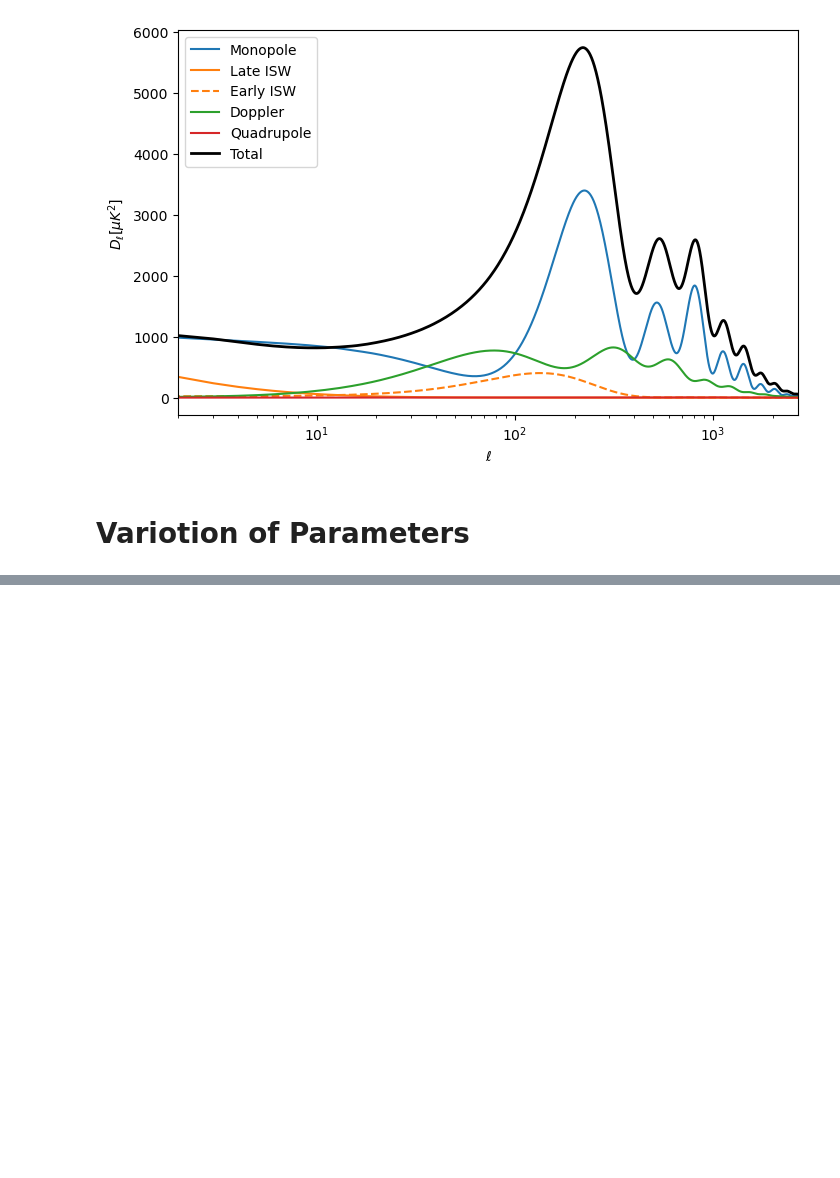
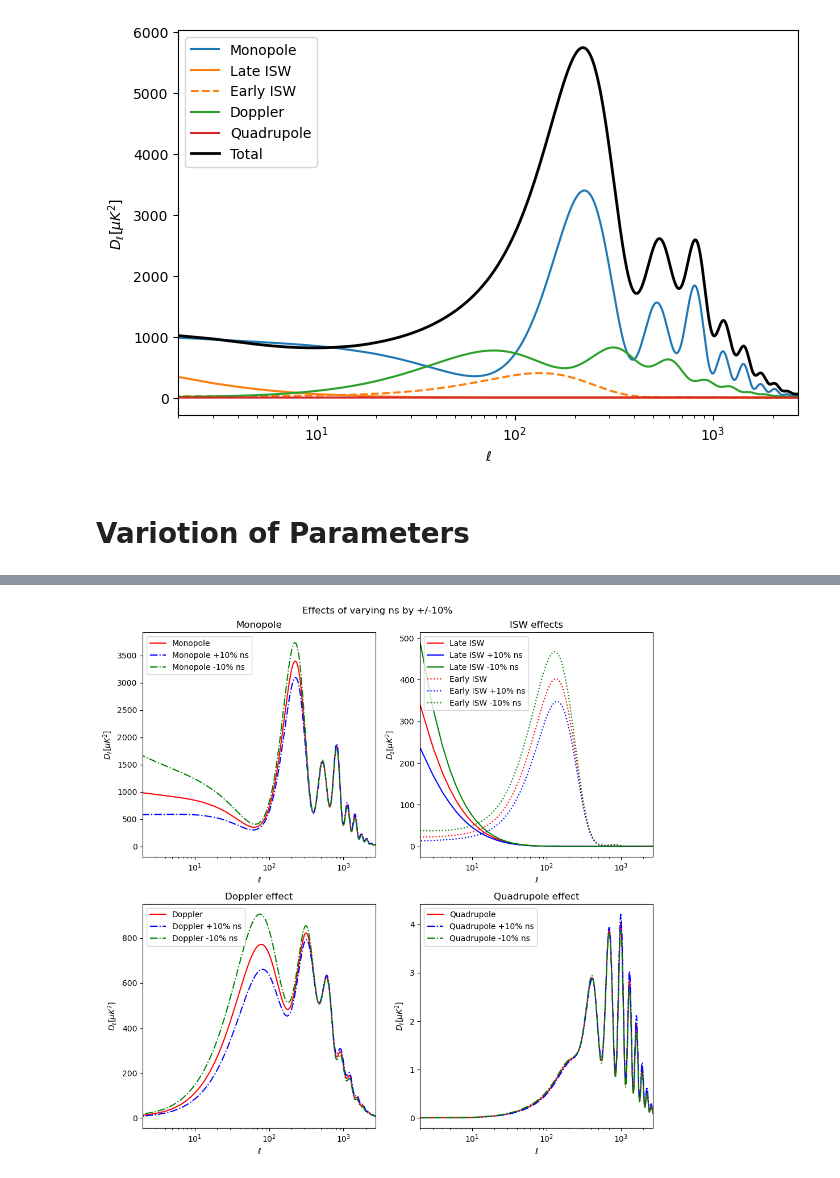
Before and after one commit to GenovaCosmology/AstroCosmoComputational, a Jupyter notebook: Students/Gabriele_Russo/CosmicStructures/Week6/ex1.ipynb, the cells around one changed output, grey strips where cells are left out. Drawn from its saved outputs; the diff is of its cells as text; code cells hidden in the pictures; blank space fills up the shorter version.

```diff
--- a/Students/Gabriele_Russo/CosmicStructures/Week6/ex1.ipynb
+++ b/Students/Gabriele_Russo/CosmicStructures/Week6/ex1.ipynb
@@ -172,0 +279,70 @@ plt.show()
+# %%
+# PLots for the different effects having varied ns by +/-10%
+
+ns_pars_plus.set_custom_scalar_sources([monopole_source, ISW,early_ISW, late_ISW,doppler,quadrupole_source],
+        source_names =names)
+ns_pars_minus.set_custom_scalar_sources([monopole_source, ISW,early_ISW, late_ISW,doppler,quadrupole_source],
+        source_names =names)
+
+ns_data_plus = camb.get_results(ns_pars_plus)
+ns_data_minus = camb.get_results(ns_pars_minus)
+
+ns_dic_plus  = ns_data_plus.get_cmb_unlensed_scalar_array_dict(CMB_unit='muK')
+ns_dic_minus = ns_data_minus.get_cmb_unlensed_scalar_array_dict(CMB_unit='muK')
+# %%
+# PLots for the different effects having varied ns by +/-10%
+
+# Subplot for monopole
+plt.subplots(2, 2, figsize=(10, 10))
+plt.suptitle('Effects of varying ns by +/-10%')
+
+plt.subplot(221)
+plt.semilogx(ls,dic['monxmon'], color='r')
+plt.semilogx(ls,ns_dic_plus['monxmon'], color='b',ls = '-.')
+plt.semilogx(ls,ns_dic_minus['monxmon'], color='g',ls = '-.')
+plt.xlabel('$\ell$')
+plt.ylabel(r'$D_{\ell} [\mu K^2]$')
+plt.xlim(2, ls[-1])
+plt.legend(['Monopole','Monopole +10% ns','Monopole -10% ns'], loc = 'upper left')
+plt.title('Monopole')
+
+# Subplot for ISW effects
+plt.subplot(222)
+plt.semilogx(ls,dic['LISWxLISW'], color='r', ls = '-')
+plt.semilogx(ls,ns_dic_plus['LISWxLISW'], color='b',ls = '-')
+plt.semilogx(ls,ns_dic_minus['LISWxLISW'], color='g',ls = '-')
+plt.semilogx(ls,dic['eISWxeISW'], ls=':', color='r')
+plt.semilogx(ls,ns_dic_plus['eISWxeISW'], ls=':', color='b')
+plt.semilogx(ls,ns_dic_minus['eISWxeISW'], ls=':', color='g')
+plt.xlabel('$\ell$')
+plt.ylabel(r'$D_{\ell} [\mu K^2]$')
+plt.xlim(2, ls[-1])
+plt.legend(['Late ISW','Late ISW +10% ns','Late ISW -10% ns','Early ISW','Early ISW +10% ns','Early ISW -10% ns'], loc = 'upper left')
+plt.title('ISW effects')
+
+# Subplot for Doppler effect
+plt.subplot(223)
+plt.semilogx(ls,dic['dopxdop'],color='r')
+plt.semilogx(ls,ns_dic_plus['dopxdop'],color='b',ls = '-.')
+plt.semilogx(ls,ns_dic_minus['dopxdop'],color='g',ls = '-.')
+plt.xlabel('$\ell$')
+plt.ylabel(r'$D_{\ell} [\mu K^2]$')
+plt.xlim(2, ls[-1])
+plt.legend(['Doppler','Doppler +10% ns','Doppler -10% ns'], loc = 'upper left')
+plt.title('Doppler effect')
+
+# Subplot for Quadrupole effect
+plt.subplot(224)
+plt.semilogx(ls,dic['QxQ'], color='r')
+plt.semilogx(ls,ns_dic_plus['QxQ'], color='b',ls = '-.')
+plt.semilogx(ls,ns_dic_minus['QxQ'], color='g',ls = '-.')
+plt.xlabel('$\ell$')
+plt.ylabel(r'$D_{\ell} [\mu K^2]$')
+plt.xlim(2, ls[-1])
+plt.legend(['Quadrupole','Quadrupole +10% ns','Quadrupole -10% ns'], loc = 'upper left')
+plt.title('Quadrupole effect')
+
+plt.tight_layout()
+plt.show()
+# %% [output]
+[figure, added]
```
Also changed, not shown: parts of 16 cells of this notebook.
